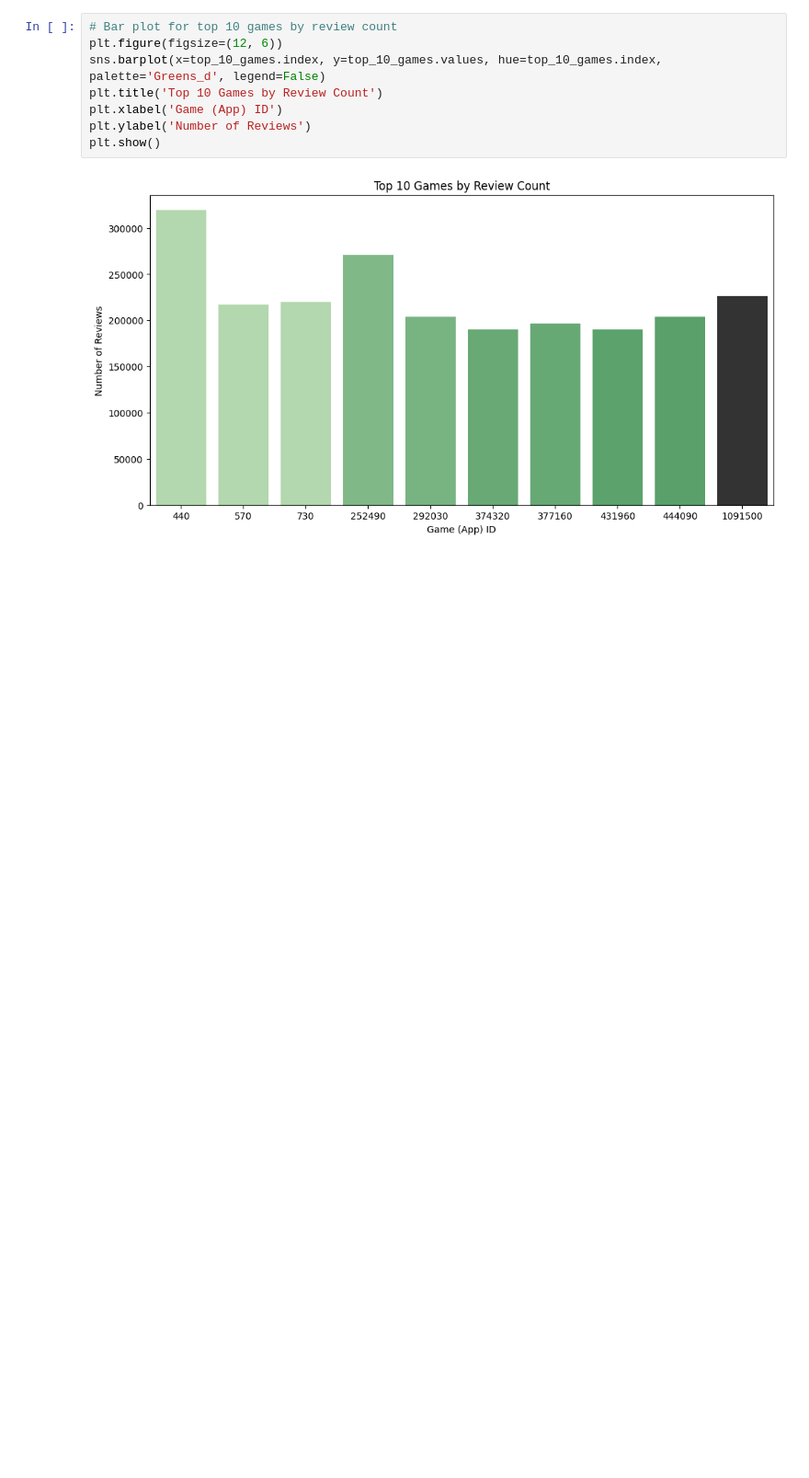
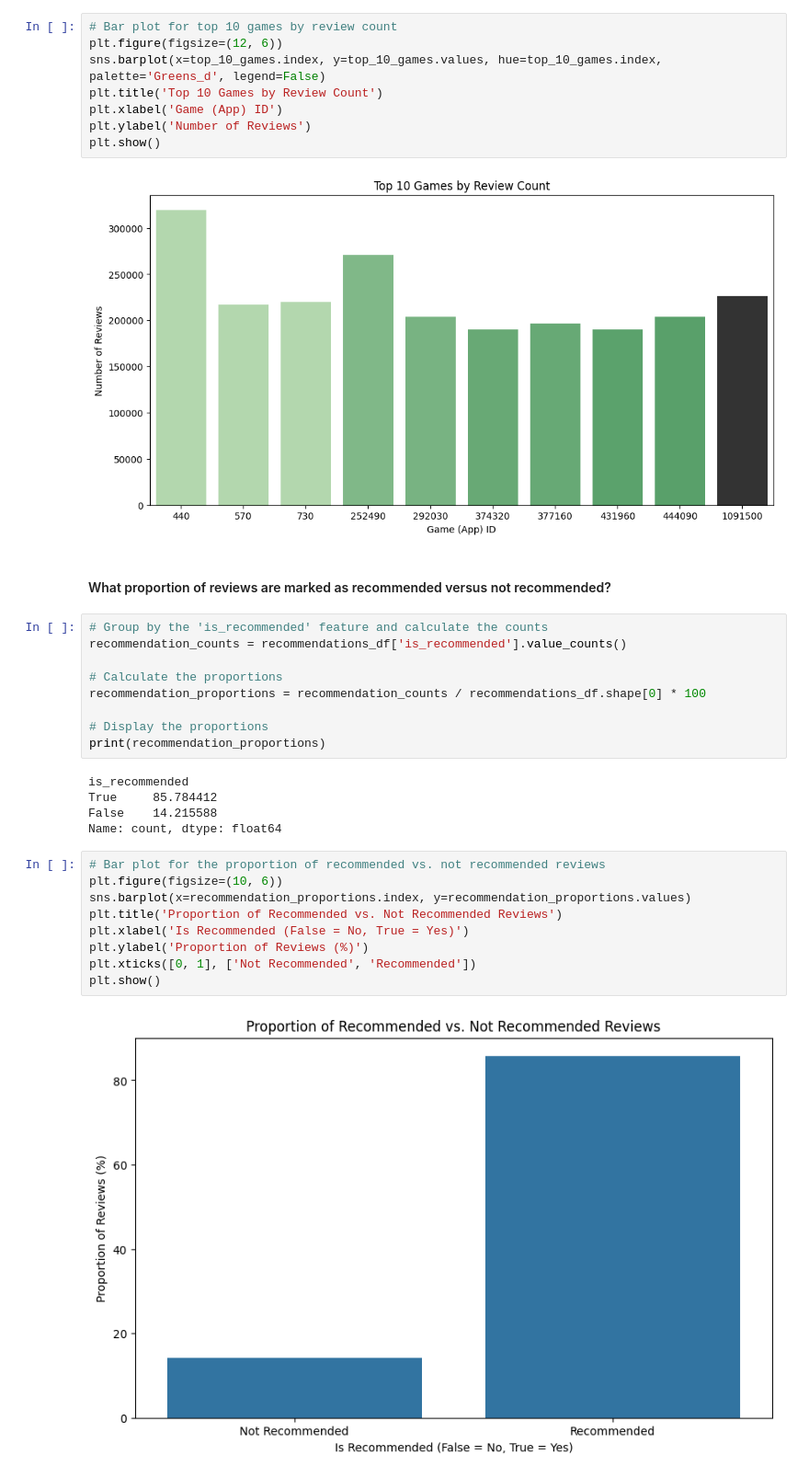
Before and after one commit to Darknight47/Data-Science-Project-02, a Jupyter notebook: steam_game_recommendation.ipynb, the cells around one changed output. Shown at 92% size. Drawn from its saved outputs; the diff is of its cells as text; blank space fills up the shorter version.

Commit message:
proportion of recommended vs not

```diff
--- a/steam_game_recommendation.ipynb
+++ b/steam_game_recommendation.ipynb
@@ -396,3 +396,30 @@ plt.ylabel('Number of Reviews')
 plt.show()
 # %% [output]
 [figure]
+# %% [markdown]
+#### What proportion of reviews are marked as recommended versus not recommended?
+# %%
+# Group by the 'is_recommended' feature and calculate the counts
+recommendation_counts = recommendations_df['is_recommended'].value_counts()
+
+# Calculate the proportions
+recommendation_proportions = recommendation_counts / recommendations_df.shape[0] * 100
+
+# Display the proportions
+print(recommendation_proportions)
+# %% [output]
+is_recommended
+True     85.784412
+False    14.215588
+Name: count, dtype: float64
+# %%
+# Bar plot for the proportion of recommended vs. not recommended reviews
+plt.figure(figsize=(10, 6))
+sns.barplot(x=recommendation_proportions.index, y=recommendation_proportions.values)
+plt.title('Proportion of Recommended vs. Not Recommended Reviews')
+plt.xlabel('Is Recommended (False = No, True = Yes)')
+plt.ylabel('Proportion of Reviews (%)')
+plt.xticks([0, 1], ['Not Recommended', 'Recommended'])
+plt.show()
+# %% [output]
+[figure, added]
```
